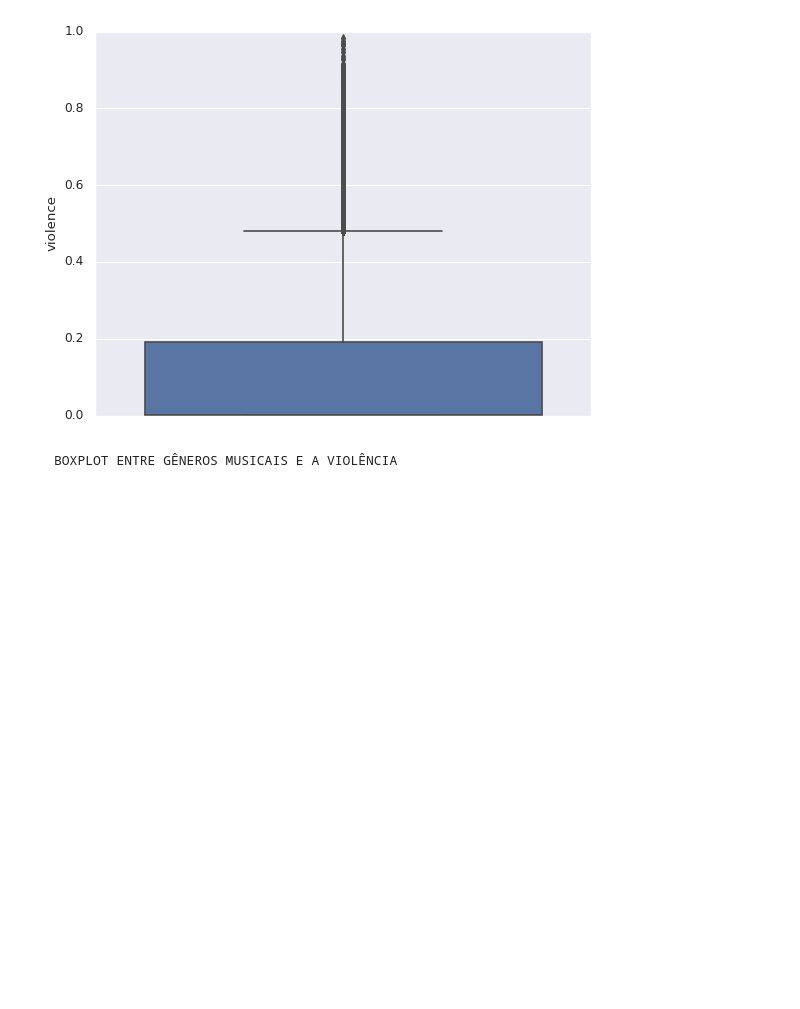
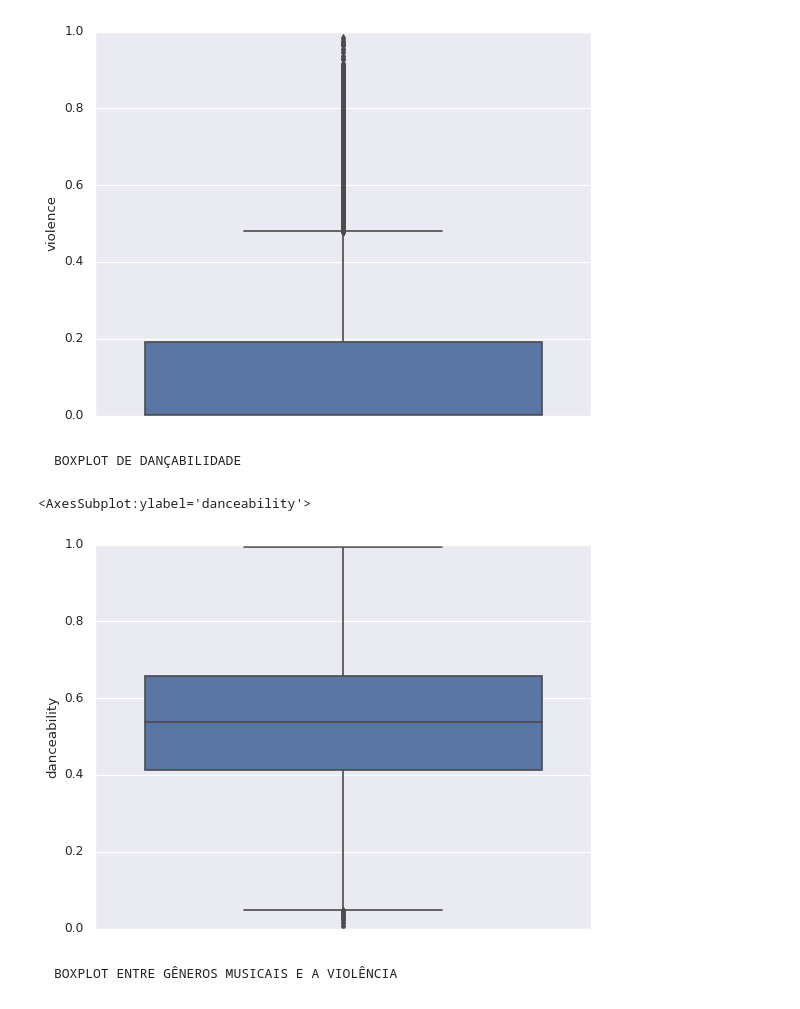
Before and after one commit to viniciusolzon/Music_Analysis, a Jupyter notebook: notebooks/dados.ipynb, the cells around one changed output. Drawn from its saved outputs; the diff is of its cells as text; code cells hidden in the pictures; blank space fills up the shorter version.

```diff
--- a/notebooks/dados.ipynb
+++ b/notebooks/dados.ipynb
@@ -95,6 +95,13 @@ sns.boxplot(y = "violence",data = df)
 # %% [output]
 <AxesSubplot:ylabel='violence'>
 [figure]
+# %% [markdown]
+    BOXPLOT DE DANÇABILIDADE
+# %%
+sns.boxplot(y = "danceability", data=df)
+# %% [output]
+<AxesSubplot:ylabel='danceability'>
+[figure, added]
 # %% [markdown]
     BOXPLOT ENTRE GÊNEROS MUSICAIS E A VIOLÊNCIA
 # %%
```
Also changed, not shown: parts of 1 cell of this notebook.
